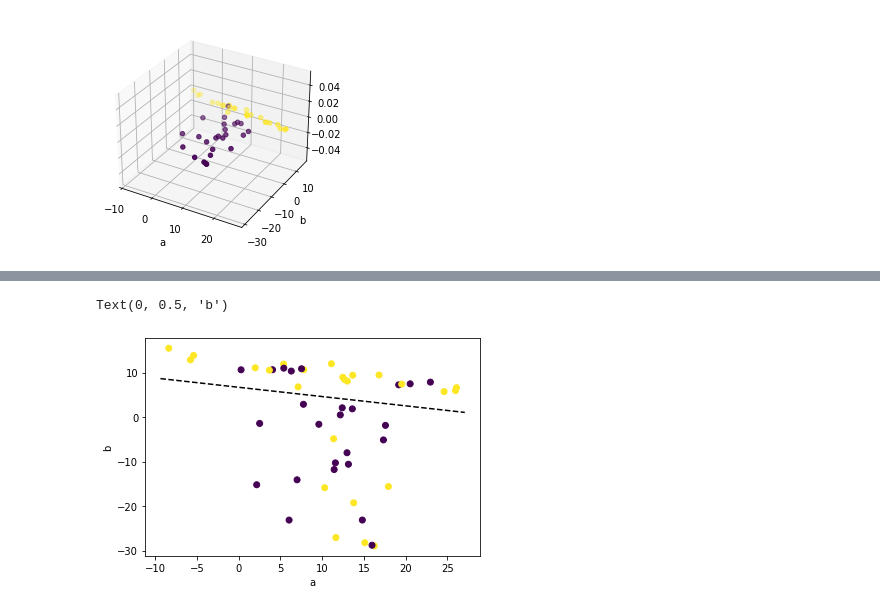
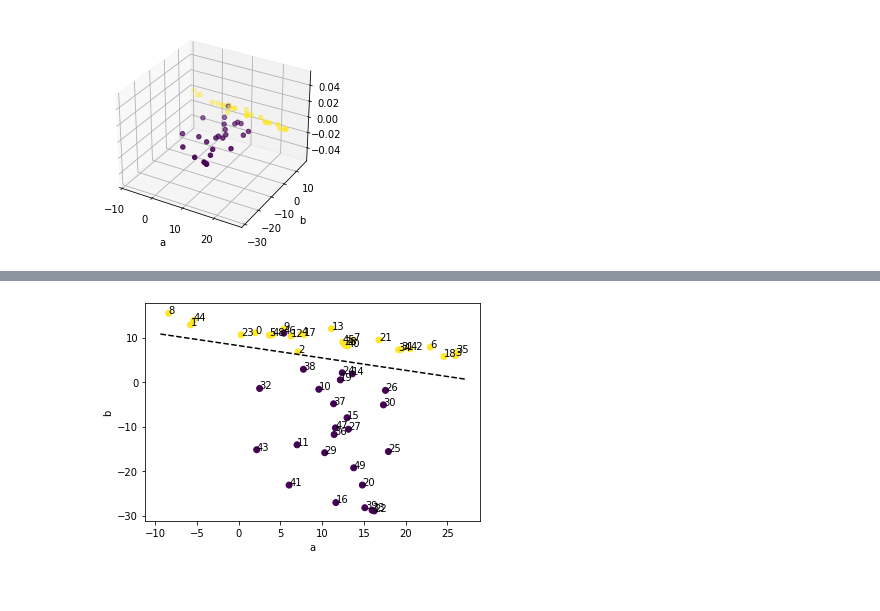
Before and after one commit to lurosenb/Swap_Auditor, a Jupyter notebook: testing_stability.ipynb, the cells around one changed output, grey strips where cells are left out. Drawn from its saved outputs; the diff is of its cells as text; code cells hidden in the pictures.

```diff
--- a/testing_stability.ipynb
+++ b/testing_stability.ipynb
@@ -120,13 +105,24 @@ Text(0, 0.5, 'b')
-# %%
-plt.plot(x, y, 'k', ls='--')
-plt.scatter(a, b, c=male) # think M = yellow, F = purple?
-plt.xlabel('a')
-plt.ylabel('b')
-# %% [output]
-Text(0, 0.5, 'b')
-[figure, removed]
 # %%
 from swap_auditor import NaiveSwapAuditor
 df['id'] = np.arange(len(df))
 new = NaiveSwapAuditor(data=df, predictor=model, id_column="id",protected_classes=['male'], target_col='class')
 new.calculate_all_stability(marginal_features=['a','b'])
+# %%
+b_coeff = model.intercept_[0]
+w1, w2, w3 = model.coef_.T
+c = -b_coeff/w2
+m = -w1/w2
+
+a_min, a_max = min(a) - 1, max(a) + 1
+
+x = np.array([a_min, a_max])
+y = m*x + c
+
+plt.plot(x, y, 'k', ls='--')
+plt.scatter(a, b, c=labels.to_numpy())
+plt.xlabel('a')
+plt.ylabel('b')
+for i, txt in enumerate(df['id']):
+    plt.annotate(txt, (a[i], b[i]))
+# %% [output]
+[figure, added]
```
Also changed, not shown: parts of 9 cells of this notebook.
